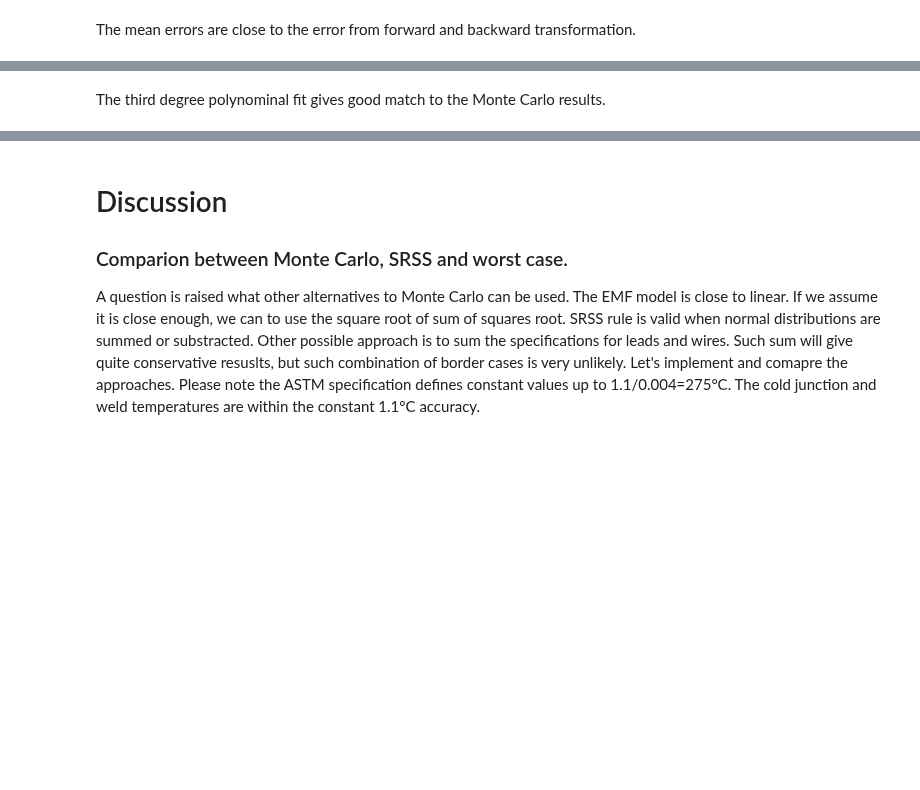
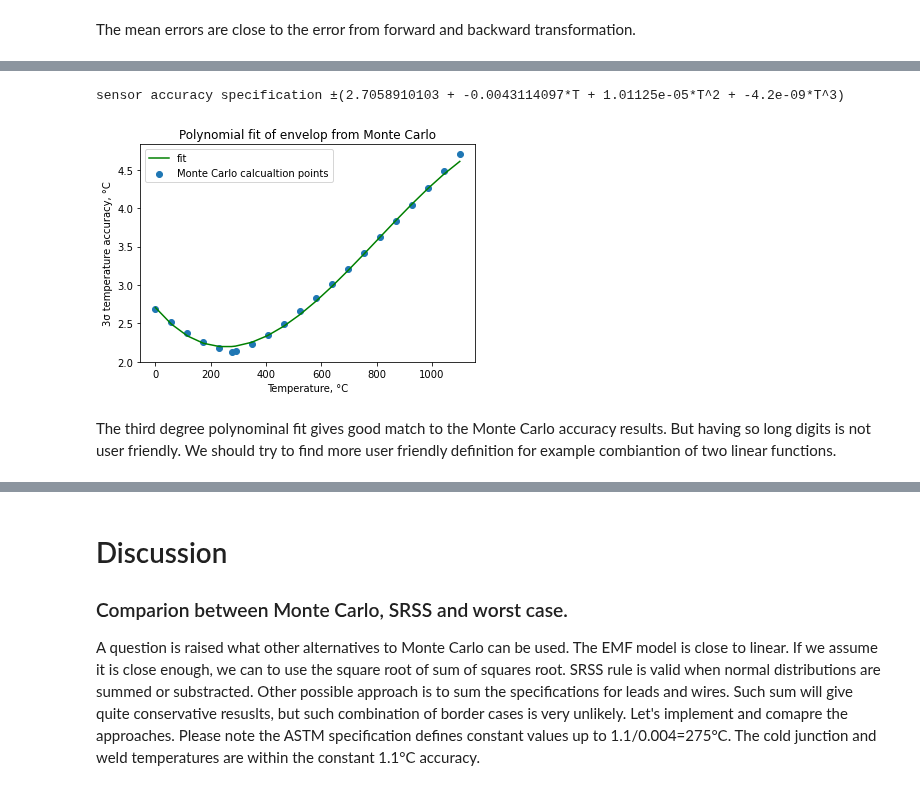
Before and after one commit to Chehlarov/Math-for-devs, a Jupyter notebook: 99 - TC project/N-type thermocouple accuracy calculation using Monte Carlo.ipynb, the cells around one changed output, grey strips where cells are left out. Saved outputs shown, nothing was run; the diff lists cells and outputs as text; code cells hidden in the pictures; blank space fills up the shorter version.

```diff
--- a/99 - TC project/N-type thermocouple accuracy calculation using Monte Carlo.ipynb
+++ b/99 - TC project/N-type thermocouple accuracy calculation using Monte Carlo.ipynb
@@ -443,18 +414,21 @@ The graphs look similar and continues. In order to define sensor accuracy to be
 # %%
 coef = np.polyfit(envelop_data[0], envelop_data[1], 3)
 coef = [np.round(c, 10) for c in coef]
 print(f"sensor accuracy specification ±({coef[3]} + {coef[2]}*T + {coef[1]}*T^2 + {coef[0]}*T^3)")
 poly = np.poly1d(coef)
 
 plot_x = envelop_data[0]
 plot_y = poly(plot_x)
 
 plt.title("Polynomial fit of envelop from Monte Carlo")
 plt.plot(plot_x, plot_y, c = "green", label="fit")
 plt.scatter(envelop_data[0], envelop_data[1], label="Monte Carlo calcualtion points")
 plt.xlabel("Temperature, °C")
-plt.ylabel("3σ temperature error, °C")
+plt.ylabel("3σ temperature accuracy, °C")
 plt.legend()
 plt.show()
+# %% [output]
+sensor accuracy specification ±(2.7058910103 + -0.0043114097*T + 1.01125e-05*T^2 + -4.2e-09*T^3)
+[figure, added]
 # %% [markdown]
-The third degree polynominal fit gives good match to the Monte Carlo results.
+The third degree polynominal fit gives good match to the Monte Carlo accuracy results. But having so long digits is not user friendly. We should try to find more user friendly definition for example combiantion of two linear functions.
```
Also changed, not shown: parts of 16 cells of this notebook.
